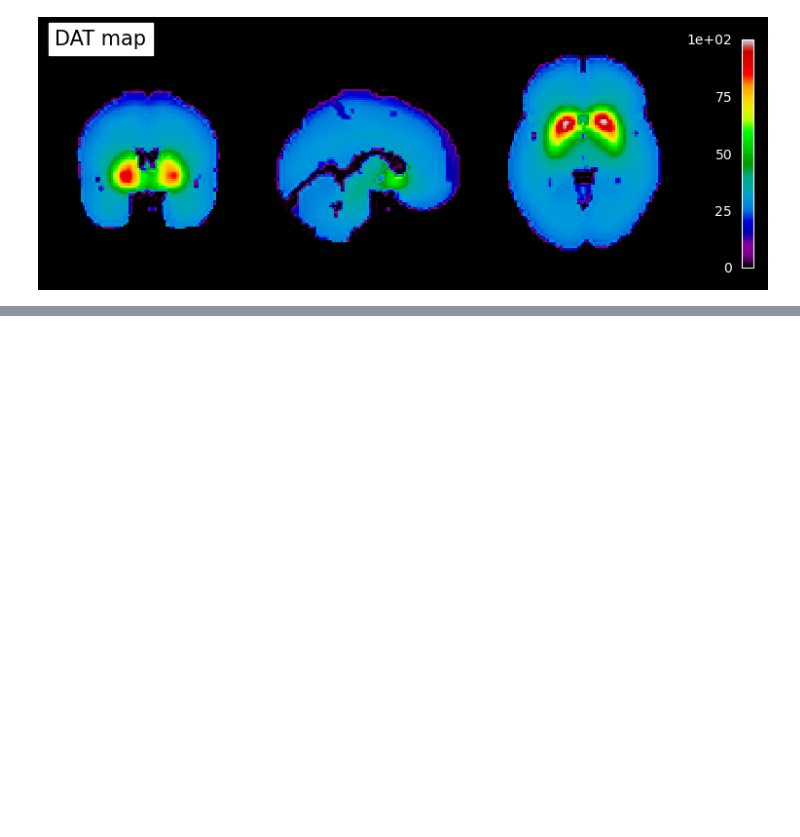
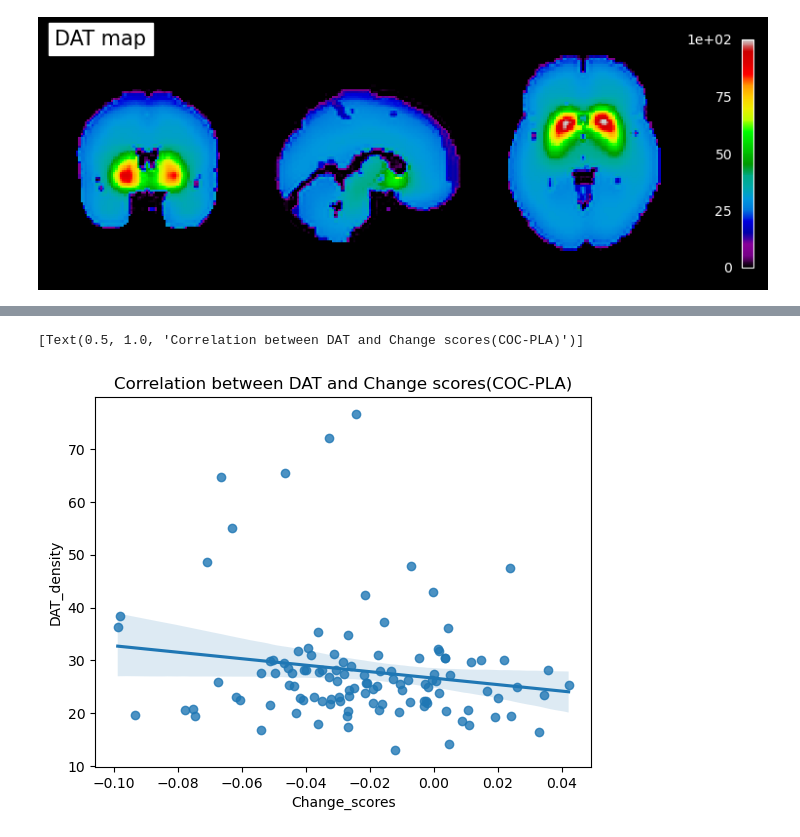
Before and after one commit to LuisA00/ResearchElective_Maastricht2023, a Jupyter notebook: ComparingAtlasesToNeurotransmittersDensities.ipynb, the cells around one changed output, grey strips where cells are left out. Saved outputs shown, nothing was run; the diff lists cells and outputs as text; code cells hidden in the pictures; blank space fills up the shorter version.

```diff
--- a/ComparingAtlasesToNeurotransmittersDensities.ipynb
+++ b/ComparingAtlasesToNeurotransmittersDensities.ipynb
@@ -79,0 +198,5 @@ plot_epi(DAT_map, draw_cross=False, annotate=False, black_bg=True, colorbar=True
+# %%
+sns.regplot(data=Neurotransmitters_AAl_scores, x="Change_scores", y="DAT_density").set(title='Correlation between DAT and Change scores(COC-PLA)')
+# %% [output]
+[Text(0.5, 1.0, 'Correlation between DAT and Change scores(COC-PLA)')]
+[figure, added]
```
Also changed, not shown: parts of 13 cells of this notebook, 2 other files.
